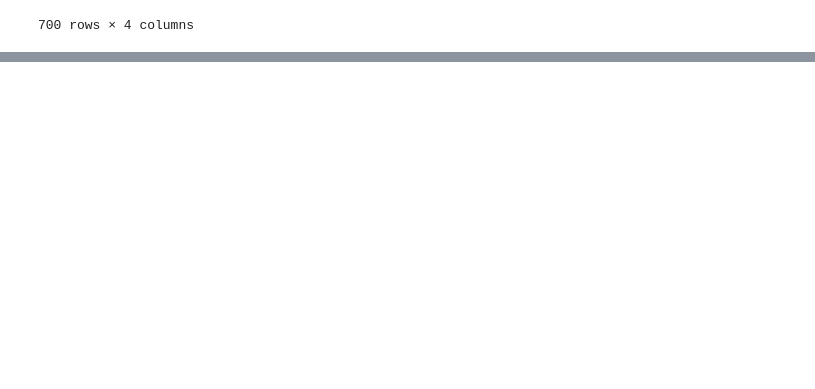
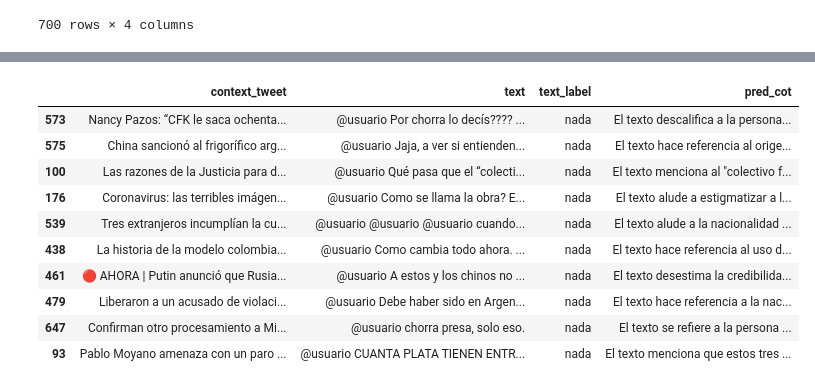
Before and after one commit to finiteautomata/rioplatense_hate_speech, a Jupyter notebook: notebooks/CoT-experiments.ipynb, the cells around one changed output, grey strips where cells are left out. Saved outputs shown, nothing was run; the diff lists cells and outputs as text; code cells hidden in the pictures; blank space fills up the shorter version.

```diff
--- a/notebooks/CoT-experiments.ipynb
+++ b/notebooks/CoT-experiments.ipynb
@@ -297,0 +265,5 @@ weighted avg       0.30      0.49      0.37       150
+# %%
+label_hate = sample_df.num_hatred > 0
+pred_hate = sample_df[pred_labels].sum(axis=1) > 0
+
+print(classification_report(label_hate, pred_hate))
@@ -297,0 +279,14 @@ weighted avg       0.30      0.49      0.37       150
+# %%
+sample_df[pred_hate & ~label_hate][["context_tweet", "text", "text_label", "pred_cot"]].sample(10)
+# %% [output]
+|  | context_tweet | text | text_label | pred_cot |
+| 573 | Nancy Pazos: “CFK le saca ochenta... | @usuario Por chorra lo decís???? ... | nada | El texto descalifica a la persona... |
+| 575 | China sancionó al frigorífico arg... | @usuario Jaja, a ver si entienden... | nada | El texto hace referencia al orige... |
+| 100 | Las razones de la Justicia para d... | @usuario Qué pasa que el “colecti... | nada | El texto menciona al "colectivo f... |
+| 176 | Coronavirus: las terribles imágen... | @usuario Como se llama la obra? E... | nada | El texto alude a estigmatizar a l... |
+| 539 | Tres extranjeros incumplían la cu... | @usuario @usuario @usuario cuando... | nada | El texto alude a la nacionalidad ... |
+| 438 | La historia de la modelo colombia... | @usuario Como cambia todo ahora. ... | nada | El texto hace referencia al uso d... |
+| 461 | 🔴 AHORA | Putin anunció que Rusia... | @usuario A estos y los chinos no ... | nada | El texto desestima la credibilida... |
+| 479 | Liberaron a un acusado de violaci... | @usuario Debe haber sido en Argen... | nada | El texto hace referencia a la nac... |
+| 647 | Confirman otro procesamiento a Mi... | @usuario chorra presa, solo eso. | nada | El texto se refiere a la persona ... |
+| 93 | Pablo Moyano amenaza con un paro ... | @usuario CUANTA PLATA TIENEN ENTR... | nada | El texto menciona que estos tres ... |
```
Also changed, not shown: parts of 13 cells of this notebook, 5 other files.
